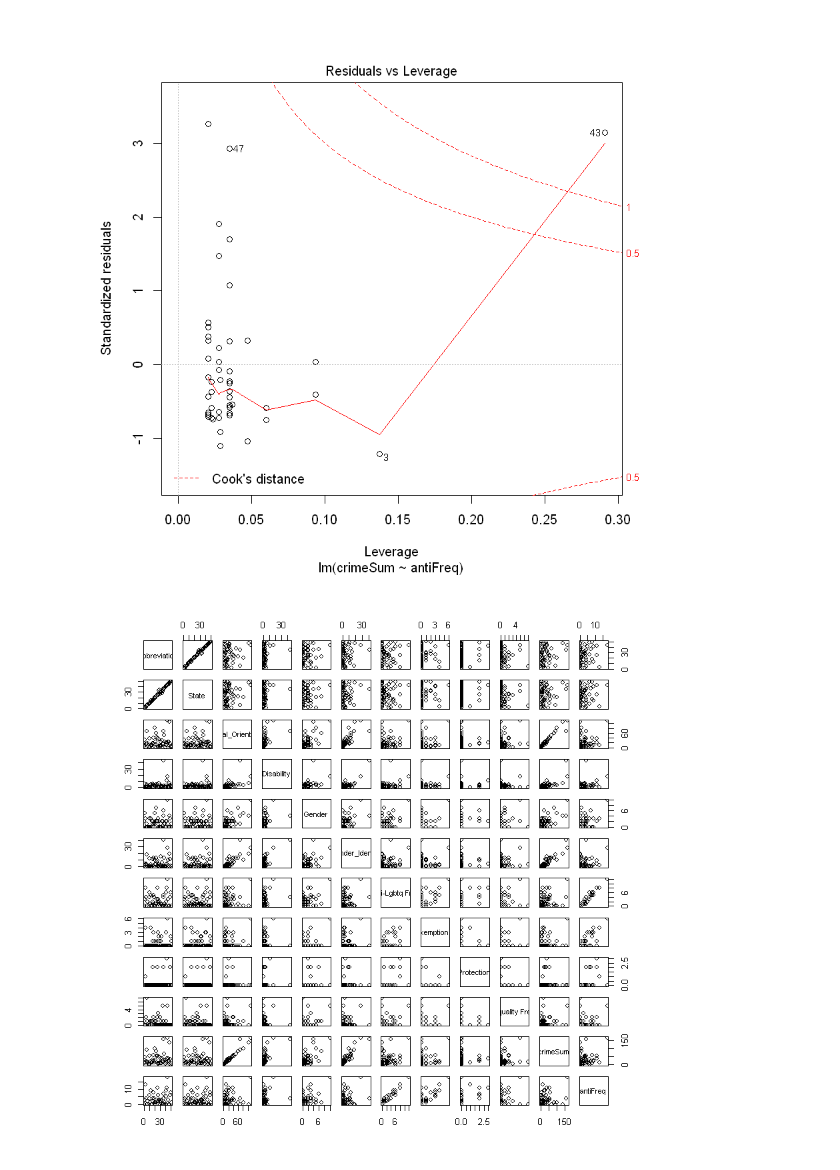
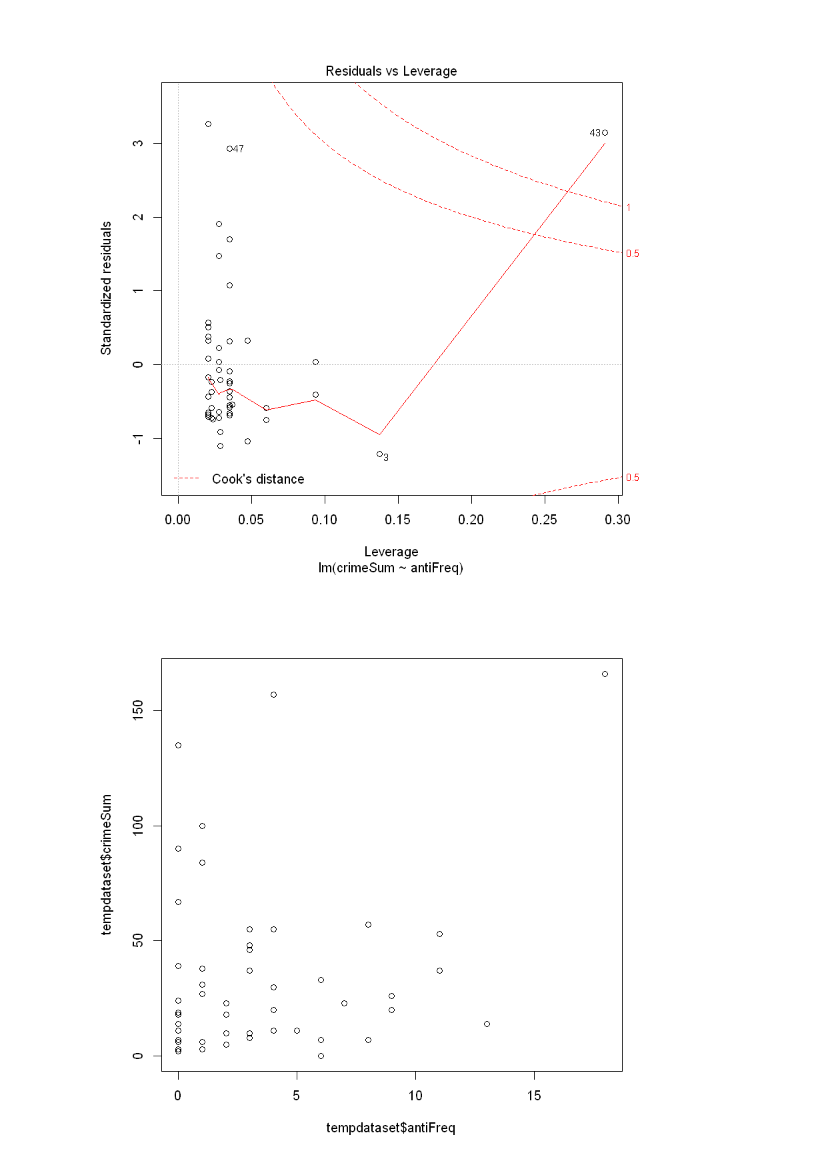
Before and after one commit to kelvinnn25/antilgbtqlegislationandcrimes, a Jupyter notebook: main.ipynb, the cells around one changed output. Drawn from its saved outputs; the diff is of its cells as text; code cells hidden in the pictures.

```diff
--- a/main.ipynb
+++ b/main.ipynb
@@ -278,7 +278,7 @@ plot(model)
 [figure]
 [figure]
 # %%
-plot(tempdataset)
+plot(tempdataset$antiFreq, tempdataset$crimeSum)
 # %% [output]
-[figure, old version]
+[figure, new version]
 # %%
```
Also changed, not shown: parts of 2 cells of this notebook, 3 other files.
